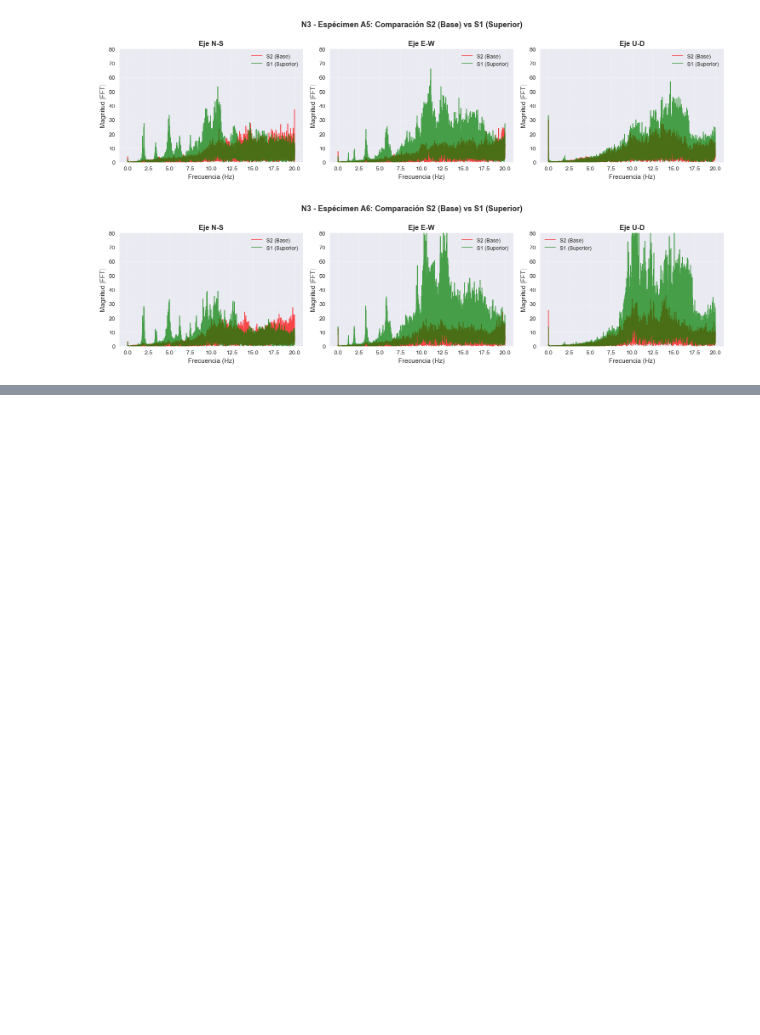
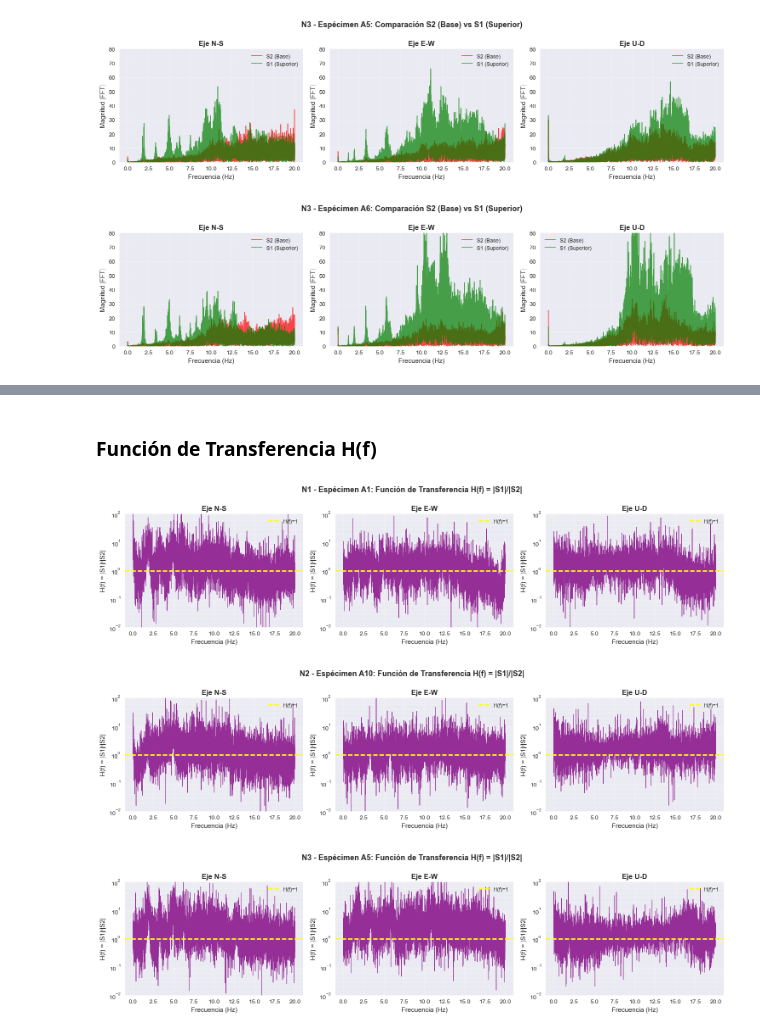
Before and after one commit to giansmart/deepsolation, a Jupyter notebook: src/notebooks/2_clustering_fft_kmeans.ipynb, the cells around one changed output, grey strips where cells are left out. Drawn from its saved outputs; the diff is of its cells as text; code cells hidden in the pictures; blank space fills up the shorter version.

```diff
--- a/src/notebooks/2_clustering_fft_kmeans.ipynb
+++ b/src/notebooks/2_clustering_fft_kmeans.ipynb
@@ -442,0 +496,12 @@ _Los espectros de frecuencia muestran una diferenciación consistente entre la s
+# %% [markdown]
+### Función de Transferencia H(f)
+# %%
+# H(f) para un espécimen de cada nivel
+for nivel in ['N1', 'N2', 'N3']:
+    specimens = get_specimens_by_damage(fft_data, nivel, n=1)
+    if specimens:
+        plot_transfer_function(specimens[0])
+# %% [output]
+[figure, added]
+[figure, added]
+[figure, added]
```
Also changed, not shown: parts of 38 cells of this notebook, 6 other files.
